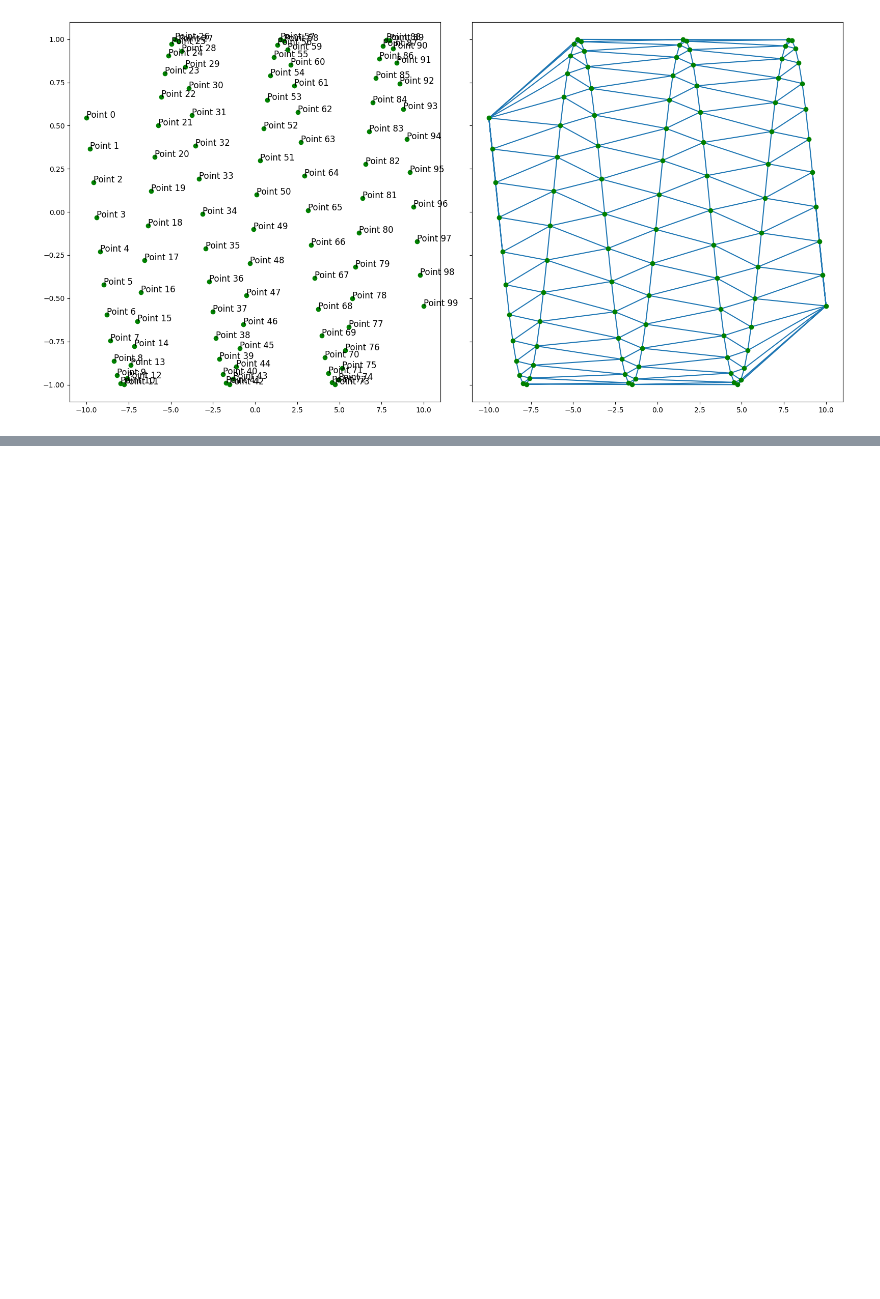
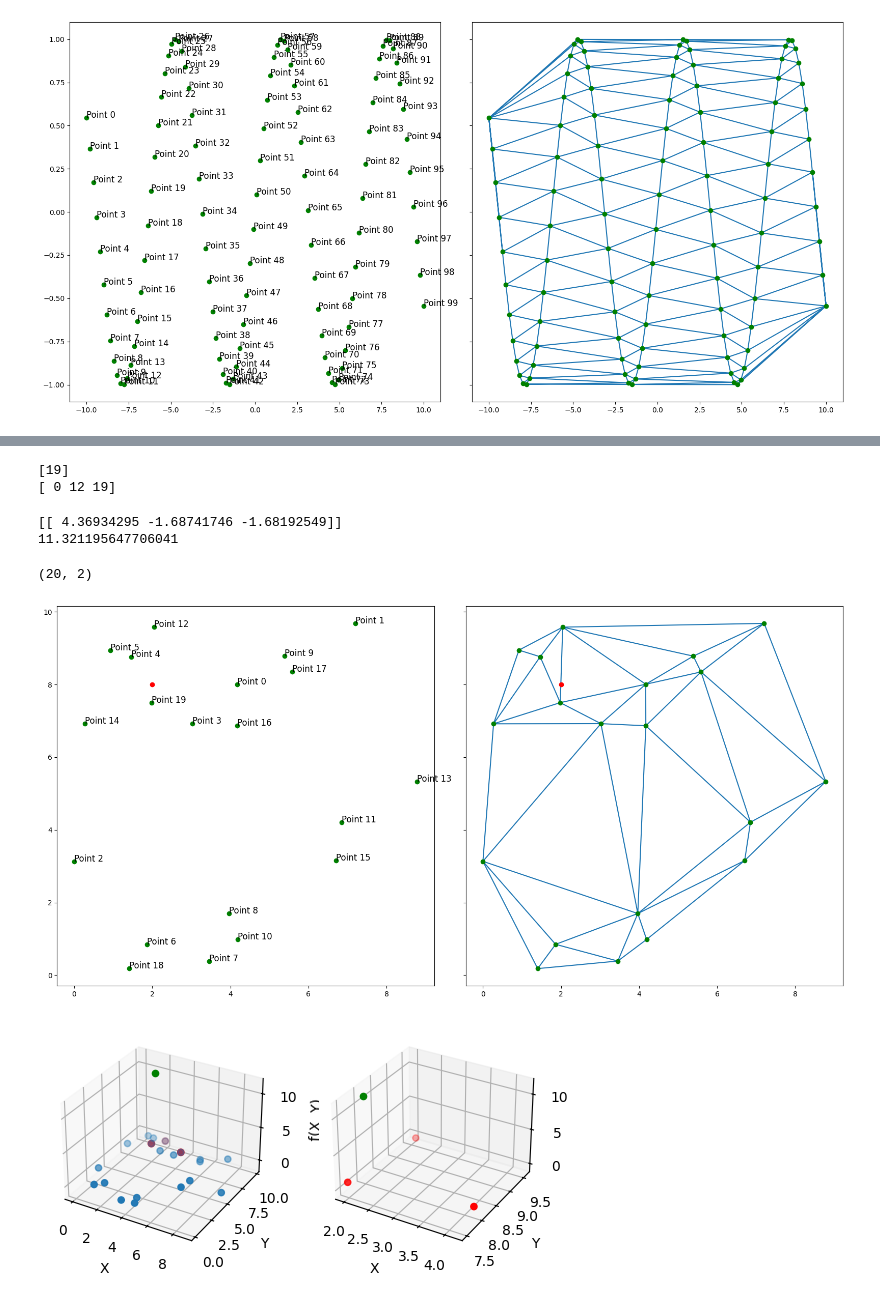
Before and after one commit to victosdur/Function_Approximation_Using_BNN_and_LWPE, a Jupyter notebook: DelauneyCalculation.ipynb, the cells around one changed output, grey strips where cells are left out. Saved outputs shown, nothing was run; the diff lists cells and outputs as text; code cells hidden in the pictures; blank space fills up the shorter version.

```diff
--- a/DelauneyCalculation.ipynb
+++ b/DelauneyCalculation.ipynb
@@ -105,0 +193,67 @@ plt.show()
+# %%
+p = np.array([(2,8)])
+print(tri.find_simplex(p))
+indices=tri.simplices[tri.find_simplex(p)]
+print(indices[0])
+# %% [output]
+[19]
+[ 0 12 19]
+# %%
+b = tri.transform[1,:2].dot(np.transpose(p - tri.transform[1,2]))
+ts = np.c_[np.transpose(b), 1 - b.sum(axis=0)]
+print(ts)
+
+zp = ts[0][0] * x[indices[0][0]] + ts[0][1] * x[indices[0][1]] + ts[0][1] * x[indices[0][1]]
+print(zp)
+# %% [output]
+[[ 4.36934295 -1.68741746 -1.68192549]]
+11.321195647706041
+# %%
+points = np.concatenate((x.reshape((len(x), -1)), y.reshape((len(y), -1))), axis=1)
+print(points.shape)
+
+# Perform Delaunay triangulation
+tri = Delaunay(points, qhull_options="QJ")
+tri.simplices
+
+fig, axs = plt.subplots(1, 2, figsize=(16, 8), sharex=True, sharey=True)
+axs[0].plot(points[:,0], points[:,1], 'go') # just the points
+axs[0].plot(p[:,0],p[:,1],'ro')
+for i in range(len(points)):
+    axs[0].text(points[i,0], points[i,1], f"Point {i}", fontsize=12, color="black")
+
+axs[1].triplot(points[:,0], points[:,1], tri.simplices)
+axs[1].plot(points[:,0], points[:,1], 'go') # just the points
+axs[1].plot(p[:,0],p[:,1],'ro')
+
+plt.tight_layout()
+plt.show()
+
+fig = plt.figure()
+
+ax = fig.add_subplot(1,2,1, projection='3d')
+
+# Graficamos los puntos con scatter
+ax.scatter(x, y, z)
+ax.scatter(x[indices[0]], y[indices[0]], z[indices[0]],c="r")
+ax.scatter(p[:,0], p[:,1], zp,c="g")
+# Etiquetas de los ejes
+ax.set_xlabel('X')
+ax.set_ylabel('Y')
+ax.set_zlabel('f(X, Y)')
+
+ax = fig.add_subplot(1,2,2, projection='3d')
+
+# Graficamos los puntos con scatter
+ax.scatter(x[indices[0]], y[indices[0]], z[indices[0]],c="r")
+ax.scatter(p[:,0], p[:,1], zp,c="g")
+# Etiquetas de los ejes
+ax.set_xlabel('X')
+ax.set_ylabel('Y')
+ax.set_zlabel('f(X, Y)')
+
+plt.show()
+# %% [output]
+(20, 2)
+[figure, added]
+[figure, added]
```
Also changed, not shown: parts of 10 cells of this notebook.
